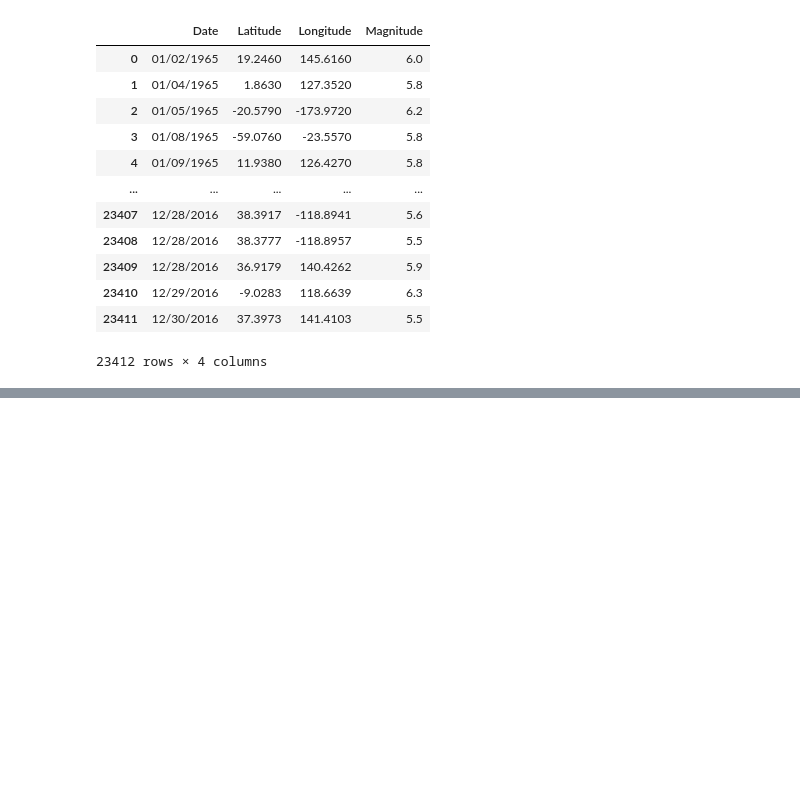
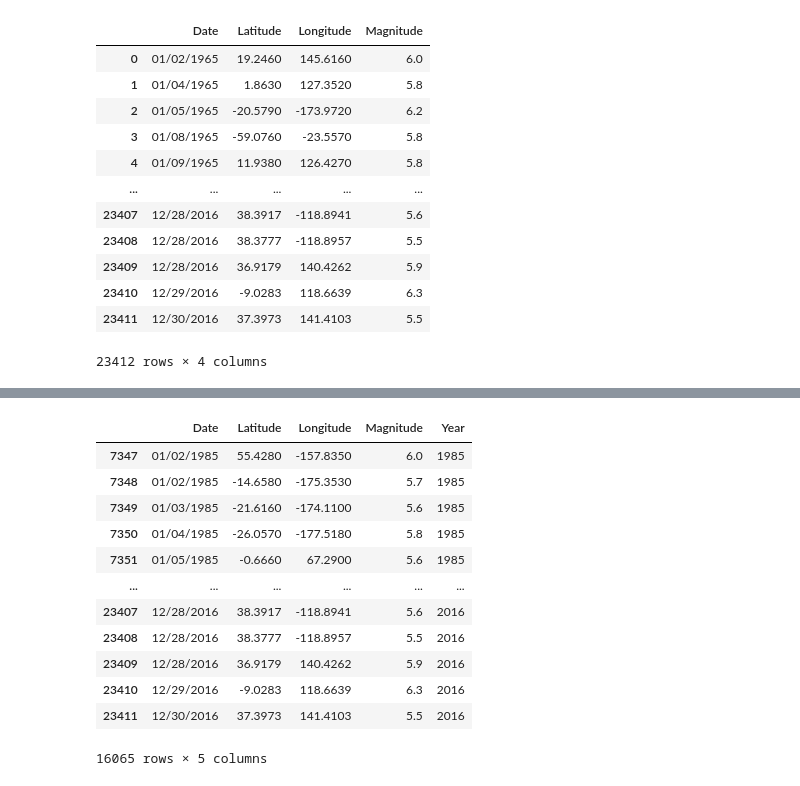
Before and after one commit to hsyliark/GSS-MBA-for-Big-Data, a Jupyter notebook: JBNU_Statistics_Ph.D/3rd semester/데이터시각화특강/11월 22일/과제/11주차 과제_황성윤.ipynb, the cells around one changed output, grey strips where cells are left out. Drawn from its saved outputs; the diff is of its cells as text; code cells hidden in the pictures; blank space fills up the shorter version.

```diff
--- a/JBNU_Statistics_Ph.D/3rd semester/데이터시각화특강/11월 22일/과제/11주차 과제_황성윤.ipynb
+++ b/JBNU_Statistics_Ph.D/3rd semester/데이터시각화특강/11월 22일/과제/11주차 과제_황성윤.ipynb
@@ -37,0 +71,17 @@ m
+# %%
+df2=df1.loc[df1['Year']>=1985,:]
+df2
+# %% [output]
+|  | Date | Latitude | Longitude | Magnitude | Year |
+| 7347 | 01/02/1985 | 55.4280 | -157.8350 | 6.0 | 1985 |
+| 7348 | 01/02/1985 | -14.6580 | -175.3530 | 5.7 | 1985 |
+| 7349 | 01/03/1985 | -21.6160 | -174.1100 | 5.6 | 1985 |
+| 7350 | 01/04/1985 | -26.0570 | -177.5180 | 5.8 | 1985 |
+| 7351 | 01/05/1985 | -0.6660 | 67.2900 | 5.6 | 1985 |
+| ... | ... | ... | ... | ... | ... |
+| 23407 | 12/28/2016 | 38.3917 | -118.8941 | 5.6 | 2016 |
+| 23408 | 12/28/2016 | 38.3777 | -118.8957 | 5.5 | 2016 |
+| 23409 | 12/28/2016 | 36.9179 | 140.4262 | 5.9 | 2016 |
+| 23410 | 12/29/2016 | -9.0283 | 118.6639 | 6.3 | 2016 |
+| 23411 | 12/30/2016 | 37.3973 | 141.4103 | 5.5 | 2016 |
+16065 rows × 5 columns
```
Also changed, not shown: parts of 9 cells of this notebook, 1 other file.
